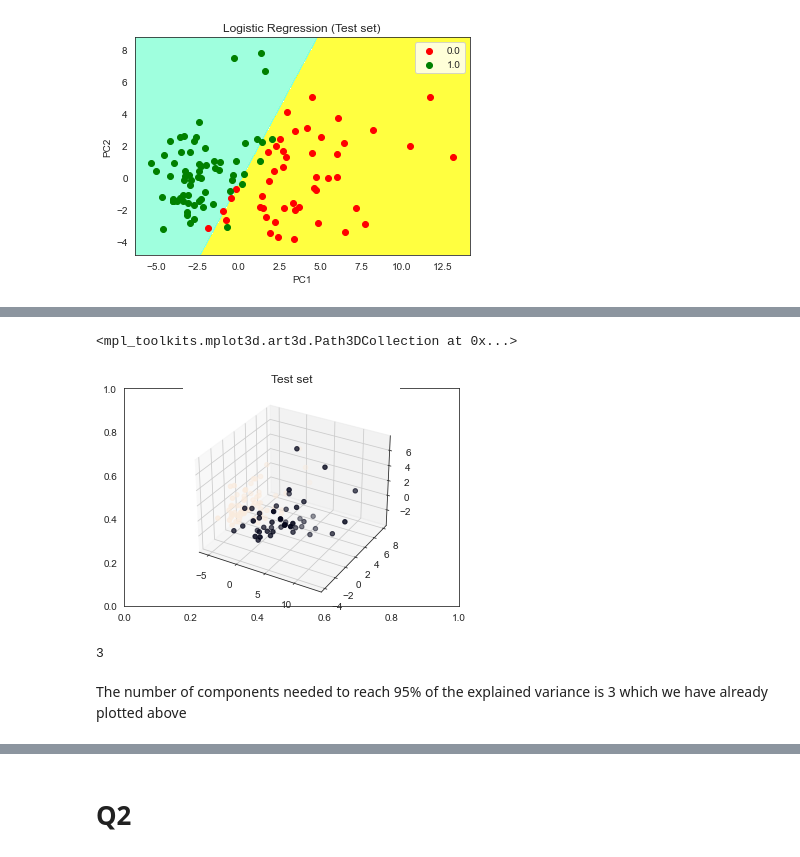
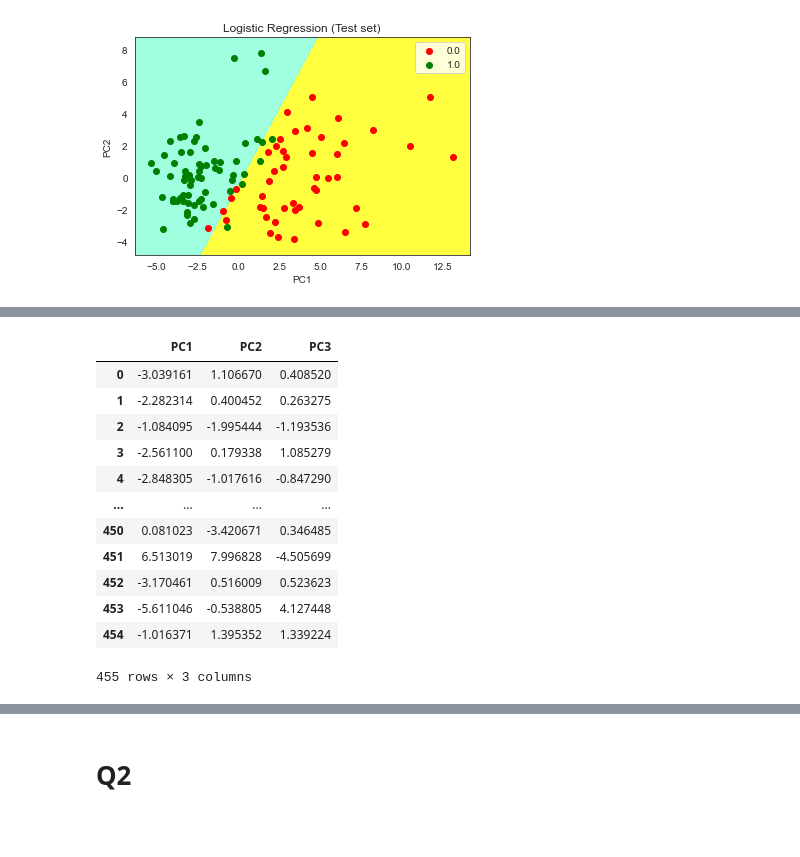
Before and after one commit to viswambaran/AMI, a Jupyter notebook: Summative2.ipynb, the cells around one changed output, grey strips where cells are left out. Cells and saved outputs as stored; diff of their text form; code cells hidden in the pictures; blank space fills up the shorter version.

```diff
--- a/Summative2.ipynb
+++ b/Summative2.ipynb
@@ -154,8 +157,0 @@ ax.scatter(X_train[:,0], X_train[:,1], X_train[:,2], c=y_train)
-# %%
-fig =plt.figure()
-plt.title("Test set")
-ax = fig.add_subplot(111, projection="3d")
-ax.scatter(X_test[:,0], X_test[:,1], X_test[:,2], c=y_test)
-# %% [output]
-<mpl_toolkits.mplot3d.art3d.Path3DCollection at 0x...>
-[figure, removed]
@@ -169,6 +157,0 @@ explained_variance = pca.explained_variance_ratio_
-# %%
-pca.n_components_
-# %% [output]
-3
-# %% [markdown]
-The number of components needed to reach 95% of the explained variance is 3 which we have already plotted above
@@ -174,0 +165,23 @@ The number of components needed to reach 95% of the explained variance is 3 whic
+# %%
+# creating dataframe and to csv file
+
+df_pca3 = pd.DataFrame(X_train, columns = ['PC1', 'PC2', 'PC3'])
+
+# to csv file
+df_pca3.to_csv("pca_3Components.csv", index=False)
+# %%
+df_pca3
+# %% [output]
+|  | PC1 | PC2 | PC3 |
+| 0 | -3.039161 | 1.106670 | 0.408520 |
+| 1 | -2.282314 | 0.400452 | 0.263275 |
+| 2 | -1.084095 | -1.995444 | -1.193536 |
+| 3 | -2.561100 | 0.179338 | 1.085279 |
+| 4 | -2.848305 | -1.017616 | -0.847290 |
+| ... | ... | ... | ... |
+| 450 | 0.081023 | -3.420671 | 0.346485 |
+| 451 | 6.513019 | 7.996828 | -4.505699 |
+| 452 | -3.170461 | 0.516009 | 0.523623 |
+| 453 | -5.611046 | -0.538805 | 4.127448 |
+| 454 | -1.016371 | 1.395352 | 1.339224 |
+455 rows × 3 columns
```
Also changed, not shown: parts of 21 cells of this notebook, 3 other files.
